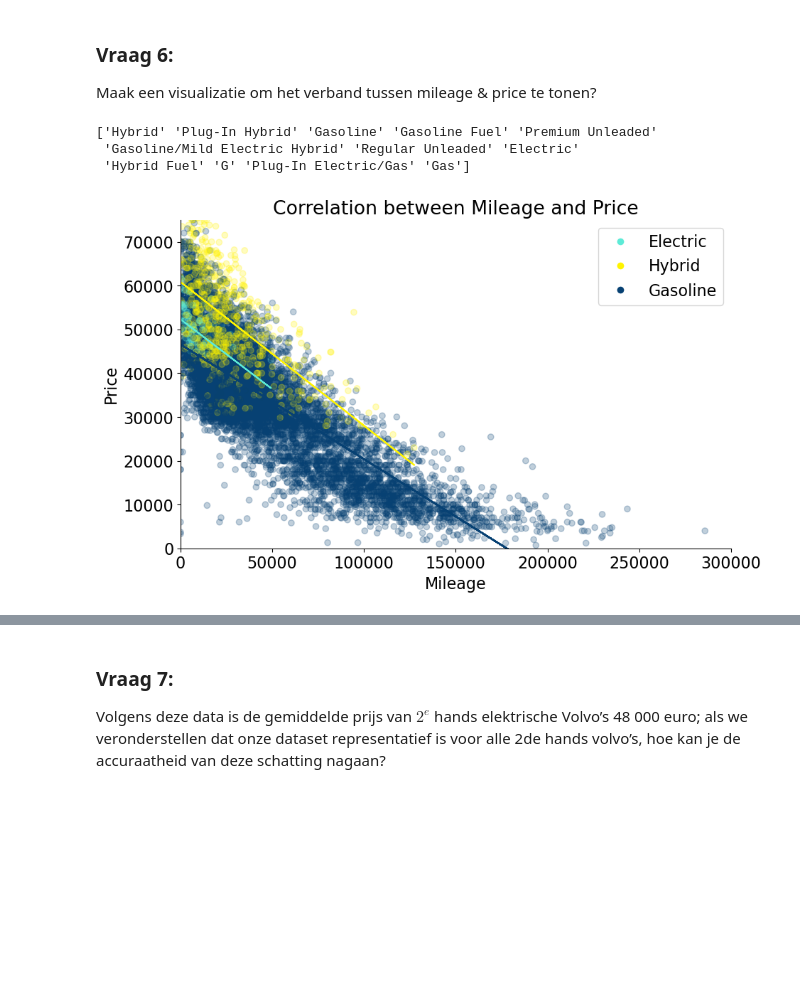
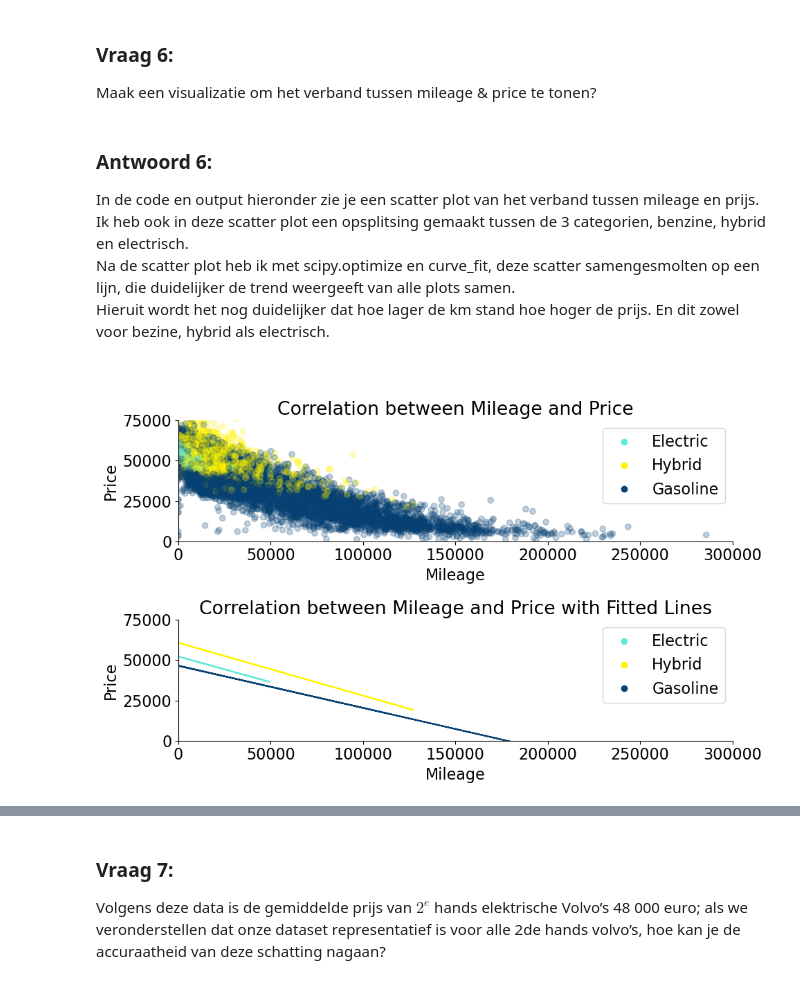
Before and after one commit to BVR83/Syntra_DS_statistics_visualisation, a Jupyter notebook: scripts/notebooks/autoproductie_v02.ipynb, the cells around one changed output, grey strips where cells are left out. Cells and saved outputs as stored; diff of their text form; code cells hidden in the pictures; blank space fills up the shorter version.

```diff
--- a/scripts/notebooks/autoproductie_v02.ipynb
+++ b/scripts/notebooks/autoproductie_v02.ipynb
@@ -200,54 +288,63 @@ Gegeven volgende boxplots van de prijs van elektrische & benzine wagens, zijn vo
 # %% [markdown]
 ### Vraag 6:
 Maak een visualizatie om het verband tussen mileage & price te tonen?
+# %% [markdown]
+<style>
+    .black {
+        background-color: #161616;
+    }
+</style>
+
+<div class="black">
+<h3> Antwoord 6:</h3>
+In de code en output hieronder zie je een scatter plot van het verband tussen mileage en prijs. <br>
+Ik heb ook in deze scatter plot een opsplitsing gemaakt tussen de 3 categorien, benzine, hybrid en electrisch. <br>
+
+Na de scatter plot heb ik met  scipy.optimize en curve_fit, deze scatter samengesmolten op een lijn, die duidelijker de trend weergeeft van alle plots samen.<br>
+Hieruit wordt het nog duidelijker dat hoe lager de km stand hoe hoger de prijs. En dit zowel voor bezine, hybrid als electrisch. <br> <br>
+
+</div>
 # %%
 # Define a dictionary mapping fuel types to colors
 color_dict = {'Electric': plot_style.hist_color2, 'Hybrid': plot_style.hist_color3, 'Gasoline': plot_style.hist_color}
 
-# Create a scatter plot of mileage vs price, colored by fuel type
-plt.scatter(df_volvo['mileage'], df_volvo['price'], c=df_volvo['color'], alpha=0.25)
+fig, ax = plt.subplots(2, 1)
 
-print(df_volvo['fuel_type'].unique())
+# First subplot without lines
+colors = df_volvo['fuel_type_3cat'].map(color_dict)
+ax[0].scatter(df_volvo['mileage'], df_volvo['price'], c=colors, alpha=0.25)
+ax[0].set_title('Correlation between Mileage and Price')
+ax[0].set_xlabel('Mileage')
+ax[0].set_ylabel('Price')
+ax[0].ticklabel_format(style='plain', axis='x')
+handles = [plt.Line2D([0], [0], marker='o', color='w', markerfacecolor=v, markersize=8) for v in color_dict.values()]
+ax[0].legend(handles, color_dict.keys())
+ax[0].set_xlim(df_volvo['mileage'].clip(0, 300000).min(), df_volvo['mileage'].clip(0, 300000).max())
+ax[0].set_ylim(0, 75000)
 
-
-# Set the title and labels
-plt.title('Correlation between Mileage and Price')
-plt.xlabel('Mileage')
-plt.ylabel('Price')
-
-# Use plain style for the x-axis
-plt.ticklabel_format(style='plain', axis='x')
-
-# Create a legend
-handles = [plt.Line2D([0], [0], marker='o', color='w', markerfacecolor=v, markersize=8) for v in color_dict.values()]
-plt.legend(handles, color_dict.keys())
-plt.xlim(df_volvo['mileage'].clip(0, 300000).min(), df_volvo['mileage'].clip(0, 300000).max())
-plt.ylim(0, 75000)
-# Display the plot
 
 
 from scipy.optimize import curve_fit
 
 def model(x, m, b):
     return m * x + b
 
-# Fit a line to the data for each fuel type and plot these lines
+# Second subplot with lines
 for fuel_type, color in color_dict.items():
     df_fuel_type = df_volvo[df_volvo['fuel_type_3cat'] == fuel_type]
+    df_fuel_type = df_fuel_type[np.isfinite(df_fuel_type['mileage']) & np.isfinite(df_fuel_type['price'])]
+    popt, pcov = curve_fit(model, df_fuel_type['mileage'], df_fuel_type['price'])
+    ax[1].plot(df_fuel_type['mileage'], model(df_fuel_type['mileage'], *popt), color=color)
+ax[1].set_title('Correlation between Mileage and Price with Fitted Lines')
+ax[1].set_xlabel('Mileage')
+ax[1].set_ylabel('Price')
+ax[1].ticklabel_format(style='plain', axis='x')
+handles = [plt.Line2D([0], [0], marker='o', color='w', markerfacecolor=v, markersize=8) for v in color_dict.values()]
+ax[1].legend(handles, color_dict.keys())
+ax[1].set_xlim(df_volvo['mileage'].clip(0, 300000).min(), df_volvo['mileage'].clip(0, 300000).max())
+ax[1].set_ylim(0, 75000)
 
-    # Ensure that 'mileage' and 'price' do not contain any NaN or infinite values
-    df_fuel_type = df_fuel_type[np.isfinite(df_fuel_type['mileage']) & np.isfinite(df_fuel_type['price'])]
-
-    # Use curve_fit to fit the model to the data
-    popt, pcov = curve_fit(model, df_fuel_type['mileage'], df_fuel_type['price'])
-
-    # Plot the fitted line
-    plt.plot(df_fuel_type['mileage'], model(df_fuel_type['mileage'], *popt), color=color)
-
-
+plt.tight_layout()
 plt.show()
 # %% [output]
-['Hybrid' 'Plug-In Hybrid' 'Gasoline' 'Gasoline Fuel' 'Premium Unleaded'
- 'Gasoline/Mild Electric Hybrid' 'Regular Unleaded' 'Electric'
- 'Hybrid Fuel' 'G' 'Plug-In Electric/Gas' 'Gas']
-[figure, old version]
+[figure, new version]
```
Also changed, not shown: parts of 17 cells of this notebook.
